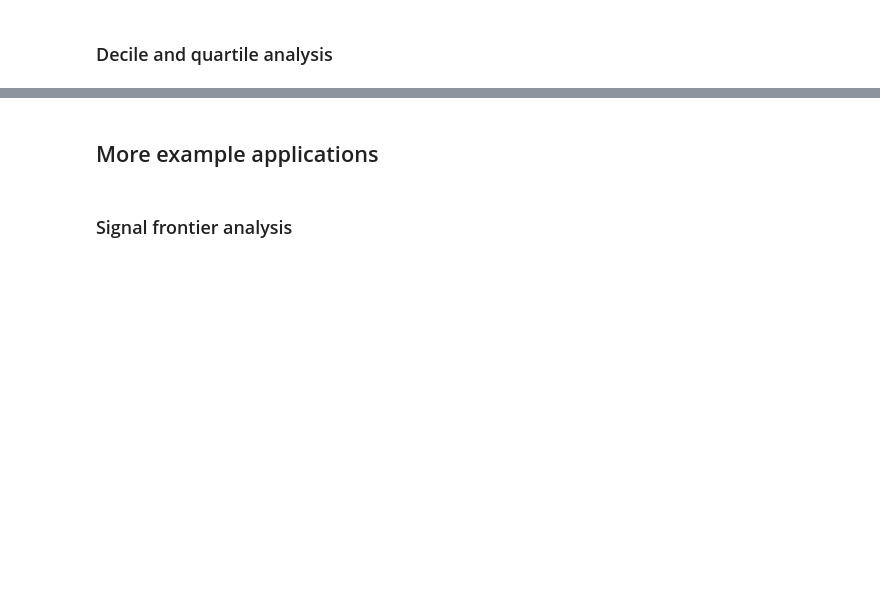
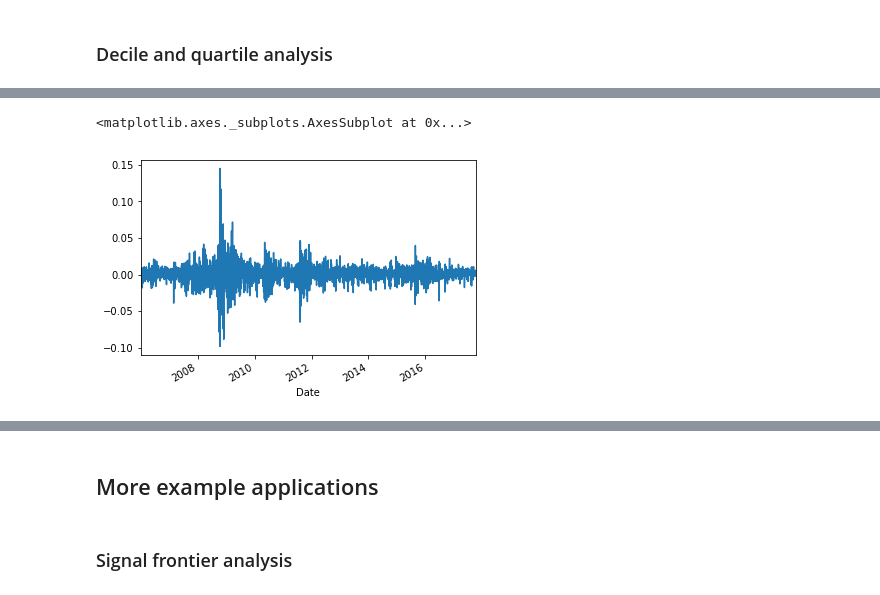
Before and after one commit to miyamotok0105/pydata-book, a Jupyter notebook: ch11-hm.ipynb, the cells around one changed output, grey strips where cells are left out. Drawn from its saved outputs; the diff is of its cells as text; code cells hidden in the pictures; blank space fills up the shorter version.

```diff
--- a/ch11-hm.ipynb
+++ b/ch11-hm.ipynb
@@ -768,0 +798,5 @@ to_index(trade_rets).plot()
+# %%
+returns.plot()
+# %% [output]
+<matplotlib.axes._subplots.AxesSubplot at 0x...>
+[figure, added]
```
Also changed, not shown: parts of 46 cells of this notebook.
